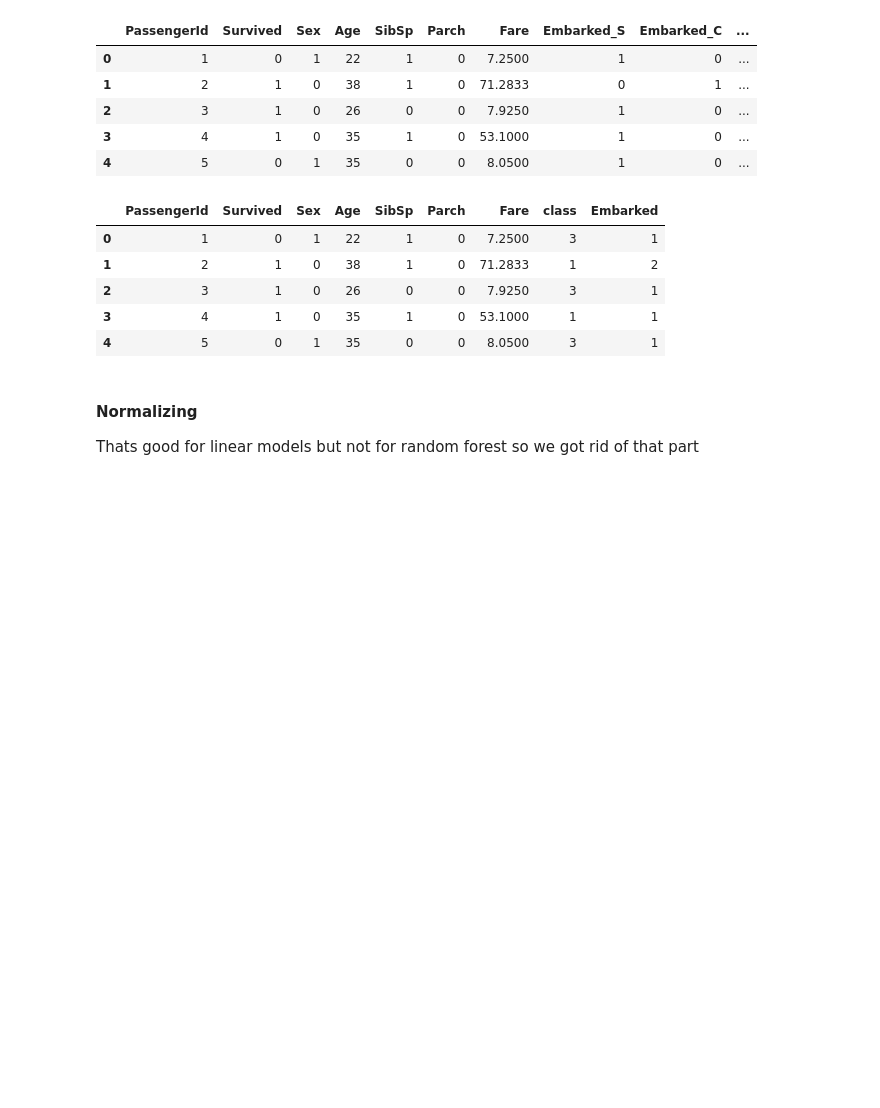
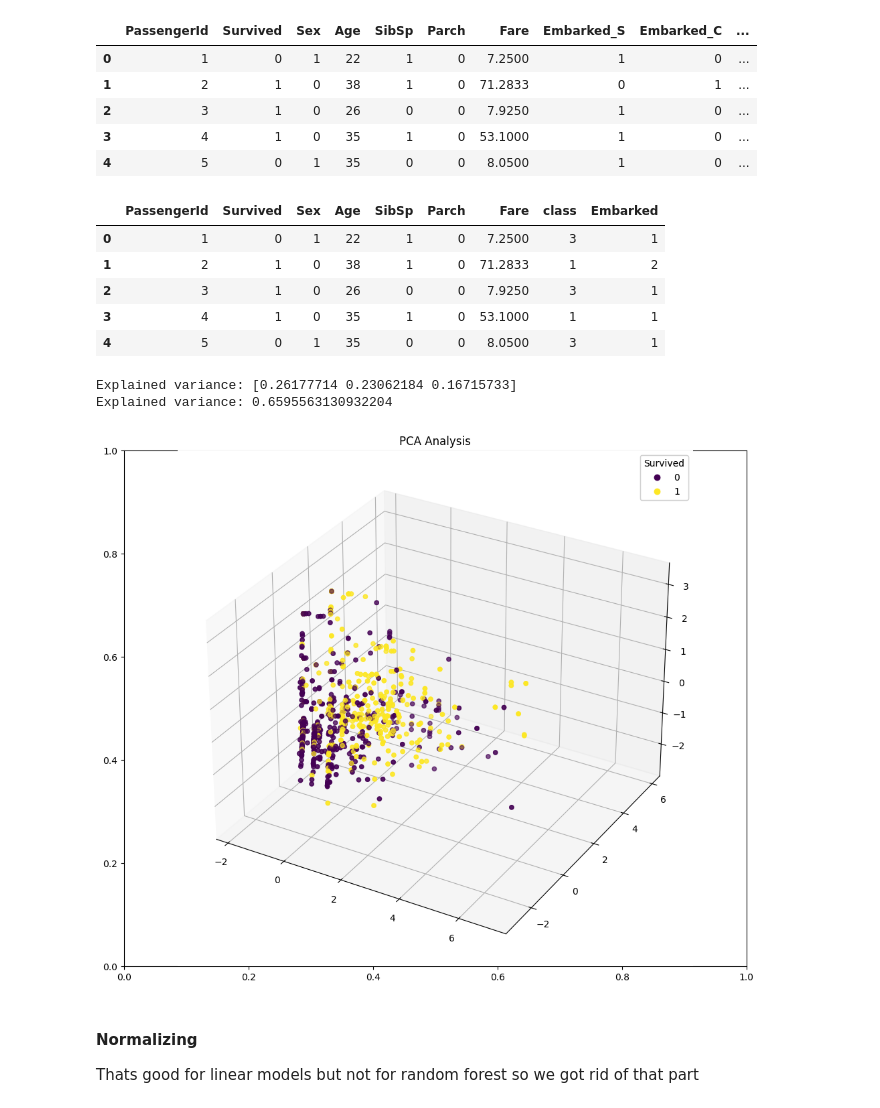
Before and after one commit to ArthurrMrv/RandomForestFromScratch, a Jupyter notebook: Statistics.ipynb, the cells around one changed output. Saved outputs shown, nothing was run; the diff lists cells and outputs as text; code cells hidden in the pictures; blank space fills up the shorter version.

```diff
--- a/Statistics.ipynb
+++ b/Statistics.ipynb
@@ -192,3 +196,30 @@ df.head(5)
+# %%
+X_pca = df.drop(['PassengerId', 'Survived'], axis=1)
+scaler = StandardScaler()
+X_pca = scaler.fit_transform(X_pca)
+
+pca = PCA(n_components=3)
+pca.fit(X_pca)
+
+print(f"Explained variance: {pca.explained_variance_ratio_}")
+print(f"Explained variance: {pca.explained_variance_ratio_.sum()}")
+X_pca = pca.transform(X_pca)
+
+# Plot the PCA in a 3D plot with colors for the survivors
+fig = plt.figure(figsize=(12, 10))
+plt.title('PCA Analysis')
+ax = fig.add_subplot(111, projection='3d')
+ax.scatter(X_pca[:, 0], X_pca[:, 1], X_pca[:, 2], c=df['Survived'])
+# add a legend
+scatter = ax.scatter(X_pca[:, 0], X_pca[:, 1], X_pca[:, 2], c=df['Survived'])
+legend1 = ax.legend(*scatter.legend_elements(), title="Survived")
+ax.add_artist(legend1)
+
+plt.show()
+# %% [output]
+Explained variance: [0.26177714 0.23062184 0.16715733]
+Explained variance: 0.6595563130932204
+[figure, added]
 # %% [markdown]
 #### Normalizing
 Thats good for linear models but not for random forest so we got rid of that part
```
Also changed, not shown: parts of 26 cells of this notebook, 1 other file.
